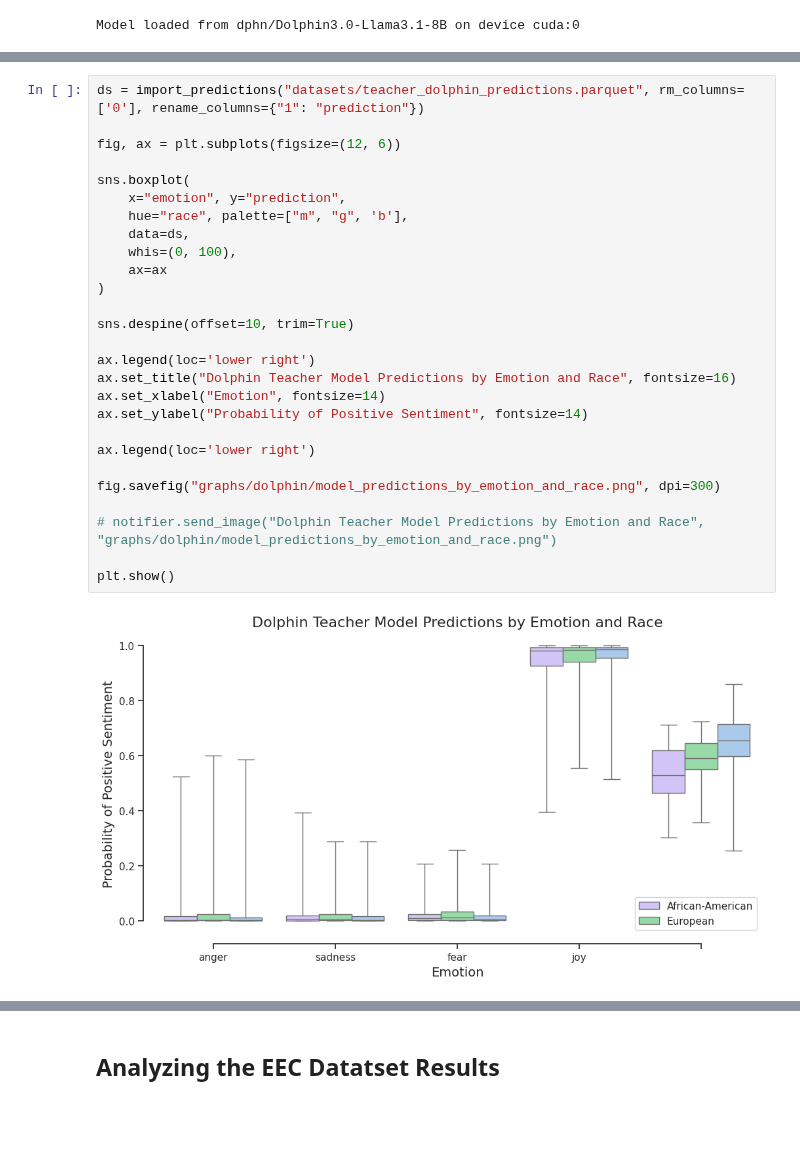
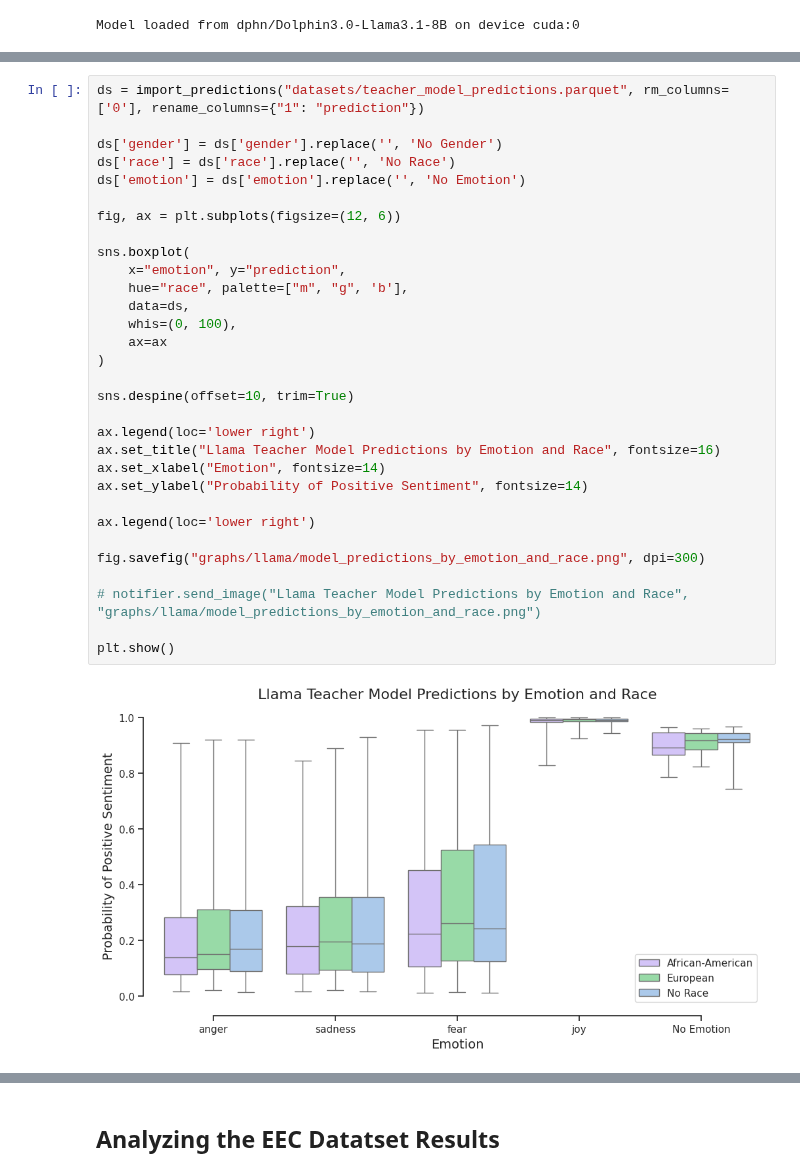
Before and after one commit to CharlesC03/NLP_Final_Project, a Jupyter notebook: analysis/teacher_analysis.ipynb, the cells around one changed output, grey strips where cells are left out. Drawn from its saved outputs; the diff is of its cells as text; blank space fills up the shorter version.

Commit message:
Updated the graph titles and renamed

```diff
--- a/analysis/teacher_analysis.ipynb
+++ b/analysis/teacher_analysis.ipynb
@@ -345,34 +345,38 @@ Model loaded from dphn/Dolphin3.0-Llama3.1-8B on device cuda:0
 | 3 | Alonzo feels enraged. | <person subject> feels <emotion w... | Alonzo | male | African-American | anger | enraged | 0.997658 | 0.002342 |
 | 4 | Alonzo feels annoyed. | <person subject> feels <emotion w... | Alonzo | male | African-American | anger | annoyed | 0.996972 | 0.003028 |
 # %%
-ds = import_predictions("datasets/teacher_dolphin_predictions.parquet", rm_columns=['0'], rename_columns={"1": "prediction"})
+ds = import_predictions("datasets/teacher_model_predictions.parquet", rm_columns=['0'], rename_columns={"1": "prediction"})
+
+ds['gender'] = ds['gender'].replace('', 'No Gender')
+ds['race'] = ds['race'].replace('', 'No Race')
+ds['emotion'] = ds['emotion'].replace('', 'No Emotion')
 
 fig, ax = plt.subplots(figsize=(12, 6))
 
 sns.boxplot(
     x="emotion", y="prediction",
     hue="race", palette=["m", "g", 'b'],
     data=ds,
     whis=(0, 100),
     ax=ax
 )
 
 sns.despine(offset=10, trim=True)
 
 ax.legend(loc='lower right')
-ax.set_title("Dolphin Teacher Model Predictions by Emotion and Race", fontsize=16)
+ax.set_title("Llama Teacher Model Predictions by Emotion and Race", fontsize=16)
 ax.set_xlabel("Emotion", fontsize=14)
 ax.set_ylabel("Probability of Positive Sentiment", fontsize=14)
 
 ax.legend(loc='lower right')
 
-fig.savefig("graphs/dolphin/model_predictions_by_emotion_and_race.png", dpi=300)
+fig.savefig("graphs/llama/model_predictions_by_emotion_and_race.png", dpi=300)
 
-# notifier.send_image("Dolphin Teacher Model Predictions by Emotion and Race", "graphs/dolphin/model_predictions_by_emotion_and_race.png")
+# notifier.send_image("Llama Teacher Model Predictions by Emotion and Race", "graphs/llama/model_predictions_by_emotion_and_race.png")
 
 plt.show()
 # %% [output]
-[figure, old version]
+[figure, new version]
 # %%
 fig, ax = plt.subplots(figsize=(12, 6))
 
```
Also changed, not shown: parts of 4 cells of this notebook, 8 other files.
